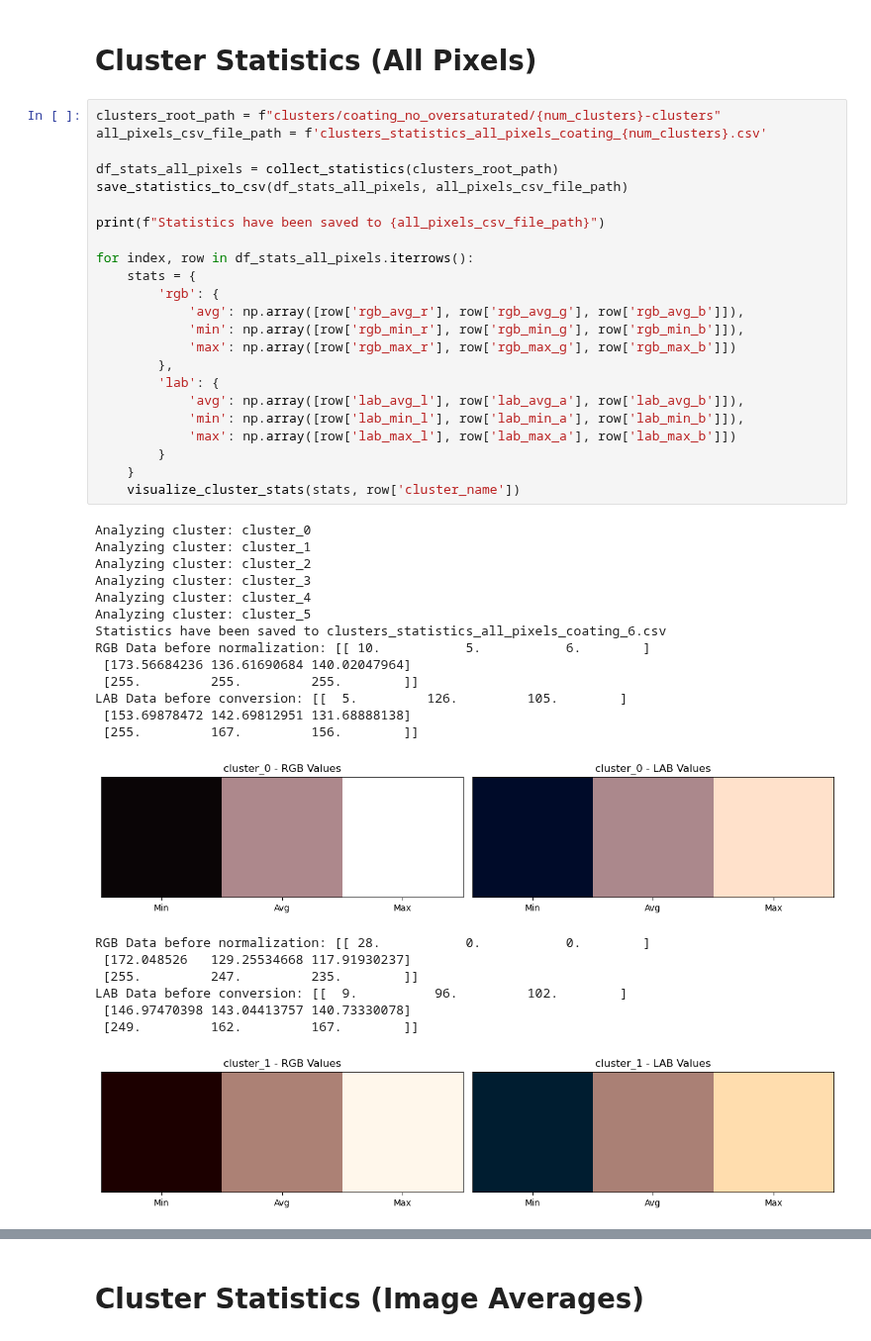
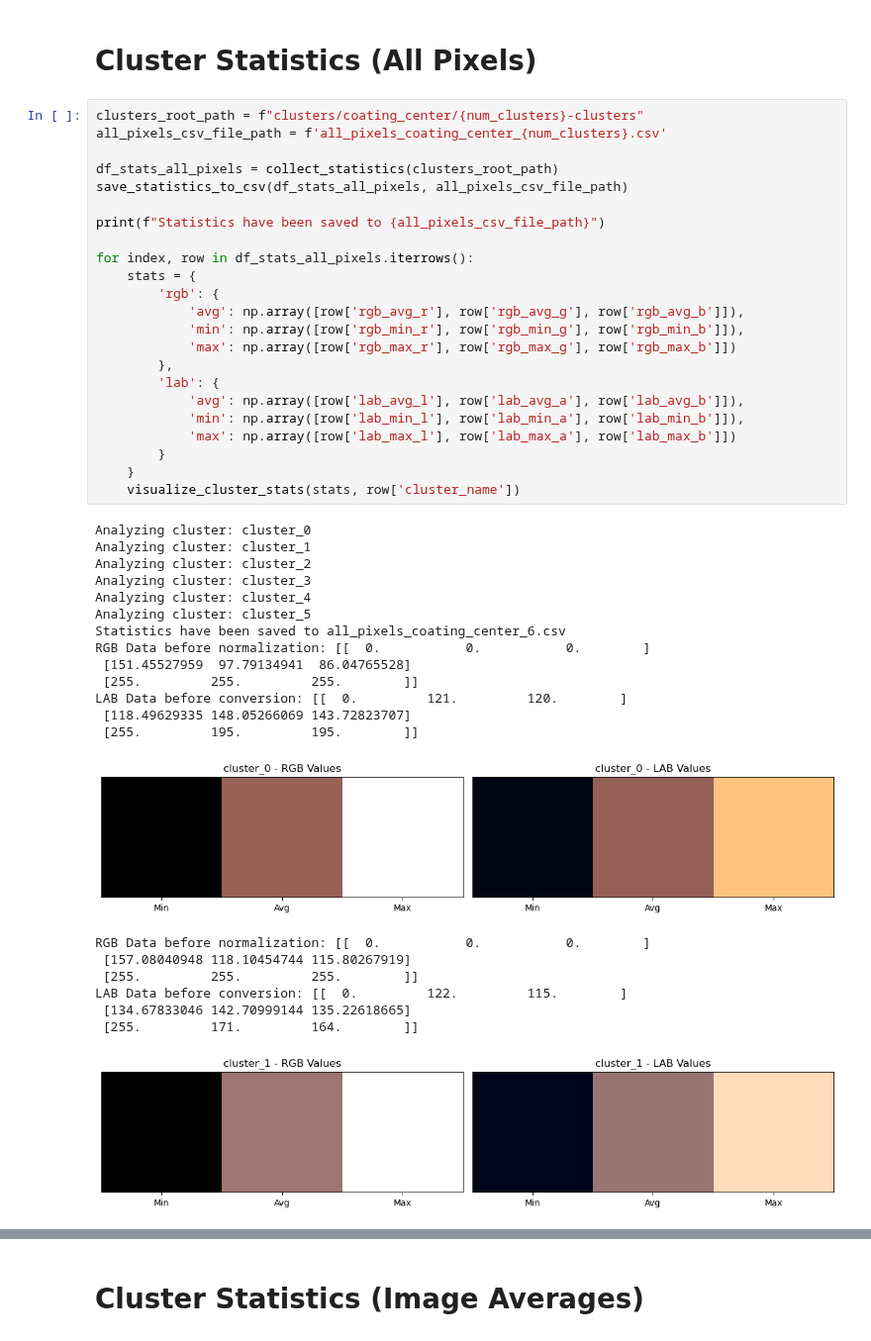
Before and after one commit to oyanchun/Synapxe-Tongue-Project, a Jupyter notebook: Model Development/clustering/Cluster Analysis (Coating).ipynb, the cells around one changed output, grey strips where cells are left out. Shown at 99% size. Drawn from its saved outputs; the diff is of its cells as text.

```diff
--- a/Model Development/clustering/Cluster Analysis (Coating).ipynb
+++ b/Model Development/clustering/Cluster Analysis (Coating).ipynb
@@ -253,47 +253,47 @@ def visualize_clusters_average_colors(df_stats):
 # %% [markdown]
 # Cluster Statistics (All Pixels)
 # %%
-clusters_root_path = f"clusters/coating_no_oversaturated/{num_clusters}-clusters"
-all_pixels_csv_file_path = f'clusters_statistics_all_pixels_coating_{num_clusters}.csv'
+clusters_root_path = f"clusters/coating_center/{num_clusters}-clusters"
+all_pixels_csv_file_path = f'all_pixels_coating_center_{num_clusters}.csv'
 
 df_stats_all_pixels = collect_statistics(clusters_root_path)
 save_statistics_to_csv(df_stats_all_pixels, all_pixels_csv_file_path)
 
 print(f"Statistics have been saved to {all_pixels_csv_file_path}")
 
 for index, row in df_stats_all_pixels.iterrows():
     stats = {
         'rgb': {
             'avg': np.array([row['rgb_avg_r'], row['rgb_avg_g'], row['rgb_avg_b']]),
             'min': np.array([row['rgb_min_r'], row['rgb_min_g'], row['rgb_min_b']]),
             'max': np.array([row['rgb_max_r'], row['rgb_max_g'], row['rgb_max_b']])
         },
         'lab': {
             'avg': np.array([row['lab_avg_l'], row['lab_avg_a'], row['lab_avg_b']]),
             'min': np.array([row['lab_min_l'], row['lab_min_a'], row['lab_min_b']]),
             'max': np.array([row['lab_max_l'], row['lab_max_a'], row['lab_max_b']])
         }
     }
     visualize_cluster_stats(stats, row['cluster_name'])
 # %% [output]
 Analyzing cluster: cluster_0
 Analyzing cluster: cluster_1
 Analyzing cluster: cluster_2
 Analyzing cluster: cluster_3
 Analyzing cluster: cluster_4
 Analyzing cluster: cluster_5
-Statistics have been saved to clusters_statistics_all_pixels_coating_6.csv
-RGB Data before normalization: [[ 10.           5.           6.        ]
- [173.56684236 136.61690684 140.02047964]
+Statistics have been saved to all_pixels_coating_center_6.csv
+RGB Data before normalization: [[  0.           0.           0.        ]
+ [151.45527959  97.79134941  86.04765528]
  [255.         255.         255.        ]]
-LAB Data before conversion: [[  5.         126.         105.        ]
- [153.69878472 142.69812951 131.68888138]
- [255.         167.         156.        ]]
+LAB Data before conversion: [[  0.         121.         120.        ]
+ [118.49629335 148.05266069 143.72823707]
+ [255.         195.         195.        ]]
-[figure, old version]
+[figure, new version]
-RGB Data before normalization: [[ 28.           0.           0.        ]
- [172.048526   129.25534668 117.91930237]
- [255.         247.         235.        ]]
-LAB Data before conversion: [[  9.          96.         102.        ]
- [146.97470398 143.04413757 140.73330078]
- [249.         162.         167.        ]]
+RGB Data before normalization: [[  0.           0.           0.        ]
+ [157.08040948 118.10454744 115.80267919]
+ [255.         255.         255.        ]]
+LAB Data before conversion: [[  0.         122.         115.        ]
+ [134.67833046 142.70999144 135.22618665]
+ [255.         171.         164.        ]]
 [figure]
```
Also changed, not shown: parts of 8 cells of this notebook, 3 other files.
